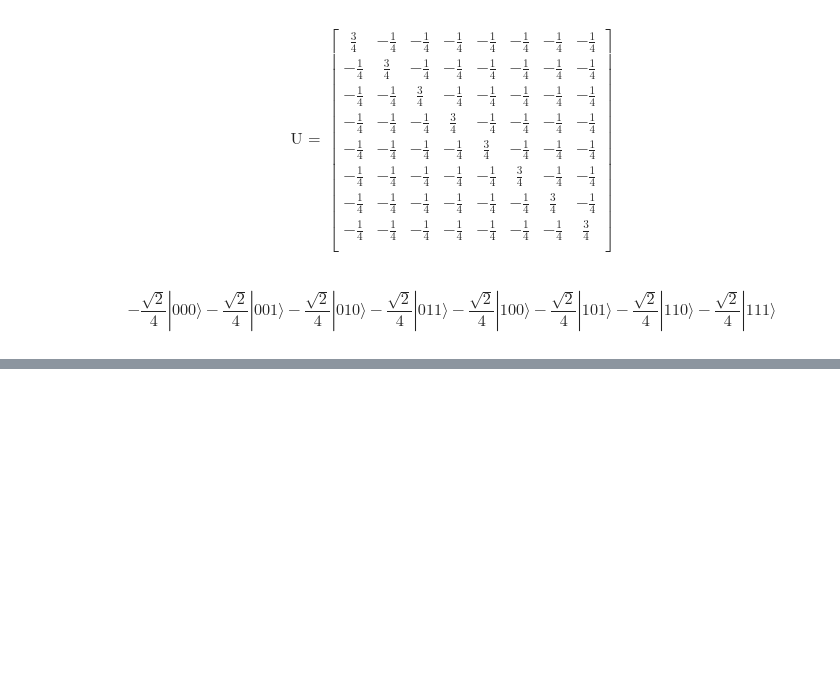
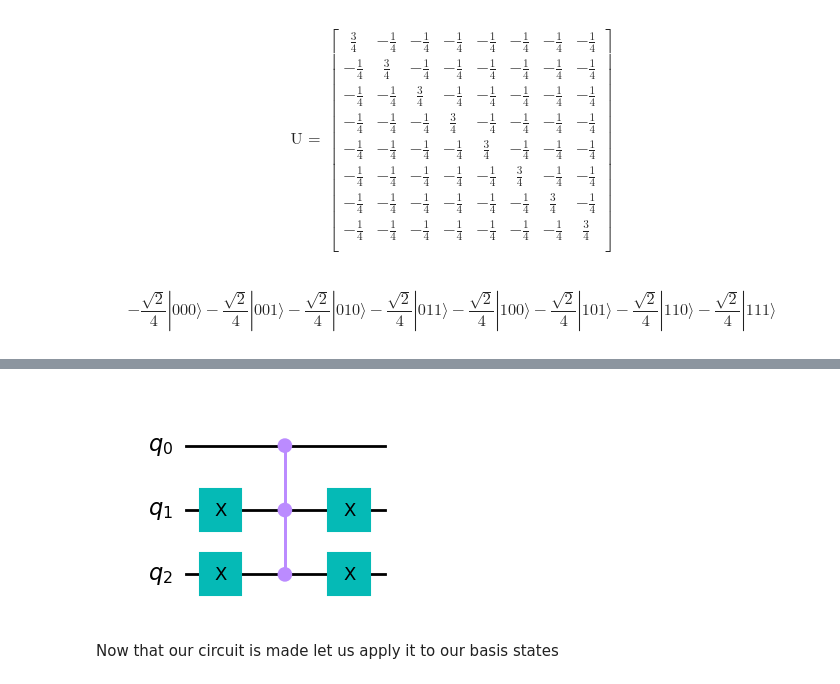
Before and after one commit to nunopcfmarques/IICQ-Project, a Jupyter notebook: IICQ-Notebook.ipynb, the cells around one changed output, grey strips where cells are left out. Cells and saved outputs as stored; diff of their text form; code cells hidden in the pictures; blank space fills up the shorter version.

```diff
--- a/IICQ-Notebook.ipynb
+++ b/IICQ-Notebook.ipynb
@@ -187,0 +226,19 @@ q, c, qc = quantum_initialization(3,3)
+# %%
+
+q, c, qc = quantum_initialization(3)
+
+qc.x(1)
+
+qc.x(2)
+
+qc.ccz(1, 2, 0)
+
+qc.x(1)
+
+qc.x(2)
+
+qc.draw('mpl')
+# %% [output]
+[figure, added]
+# %% [markdown]
+Now that our circuit is made let us apply it to our basis states
```
Also changed, not shown: parts of 18 cells of this notebook.
